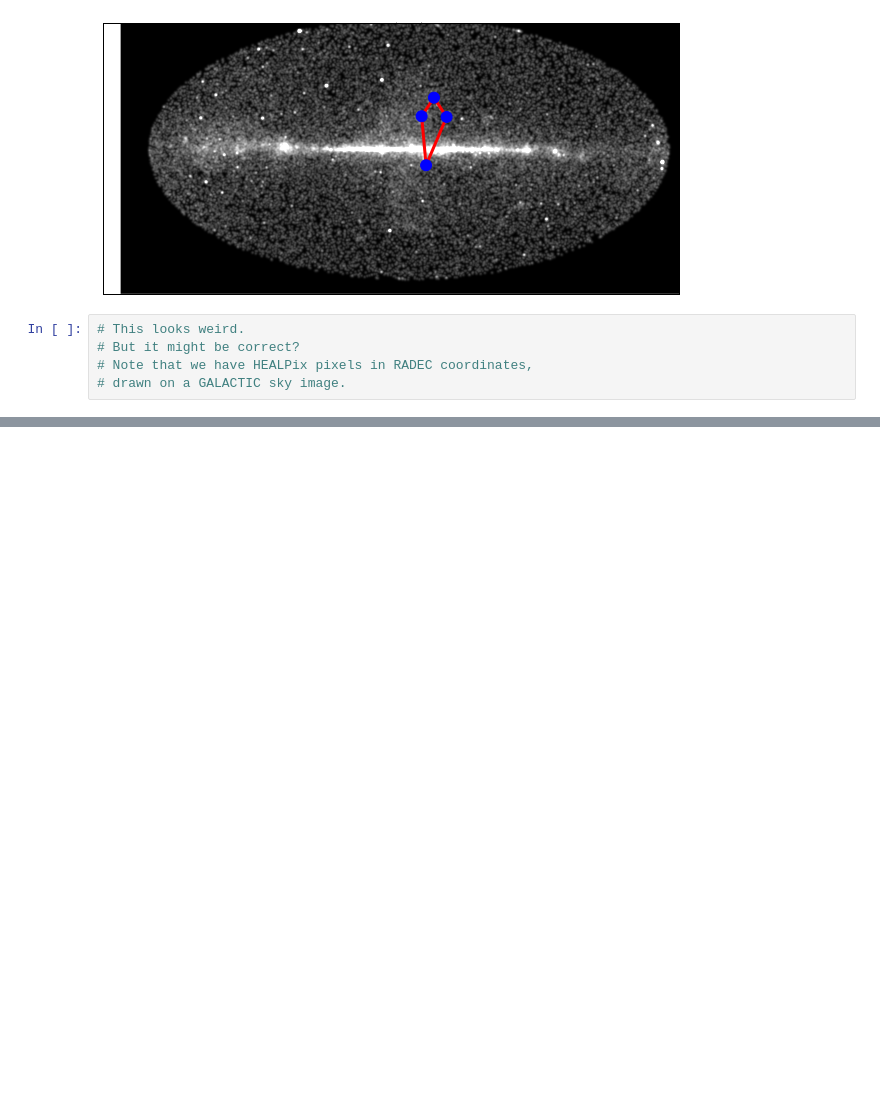
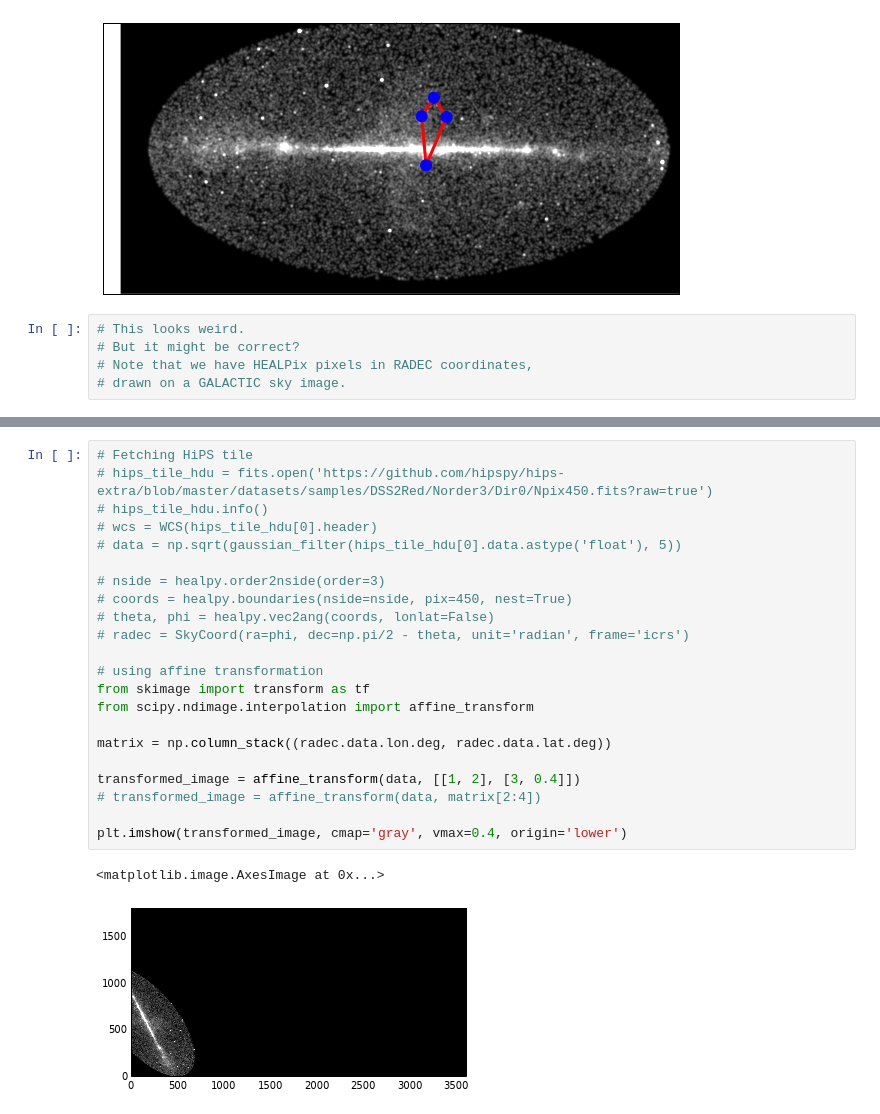
Before and after one commit to adl1995/HIPS-to-Py, a Jupyter notebook: examples/draw-healpix-stuff.ipynb, the cells around one changed output, grey strips where cells are left out. Drawn from its saved outputs; the diff is of its cells as text; blank space fills up the shorter version.

```diff
--- a/examples/draw-healpix-stuff.ipynb
+++ b/examples/draw-healpix-stuff.ipynb
@@ -170,0 +195,25 @@ plt.imshow(data, cmap='gray', vmax=0.4, origin='lower')
+# %%
+# Fetching HiPS tile
+# hips_tile_hdu = fits.open('https://github.com/hipspy/hips-extra/blob/master/datasets/samples/DSS2Red/Norder3/Dir0/Npix450.fits?raw=true')
+# hips_tile_hdu.info()
+# wcs = WCS(hips_tile_hdu[0].header)
+# data = np.sqrt(gaussian_filter(hips_tile_hdu[0].data.astype('float'), 5))
+
+# nside = healpy.order2nside(order=3)
+# coords = healpy.boundaries(nside=nside, pix=450, nest=True)
+# theta, phi = healpy.vec2ang(coords, lonlat=False)
+# radec = SkyCoord(ra=phi, dec=np.pi/2 - theta, unit='radian', frame='icrs')
+
+# using affine transformation
+from skimage import transform as tf
+from scipy.ndimage.interpolation import affine_transform
+
+matrix = np.column_stack((radec.data.lon.deg, radec.data.lat.deg))
+
+transformed_image = affine_transform(data, [[1, 2], [3, 0.4]])
+# transformed_image = affine_transform(data, matrix[2:4])
+
+plt.imshow(transformed_image, cmap='gray', vmax=0.4, origin='lower')
+# %% [output]
+<matplotlib.image.AxesImage at 0x...>
+[figure, added]
```
Also changed, not shown: parts of 5 cells of this notebook.
